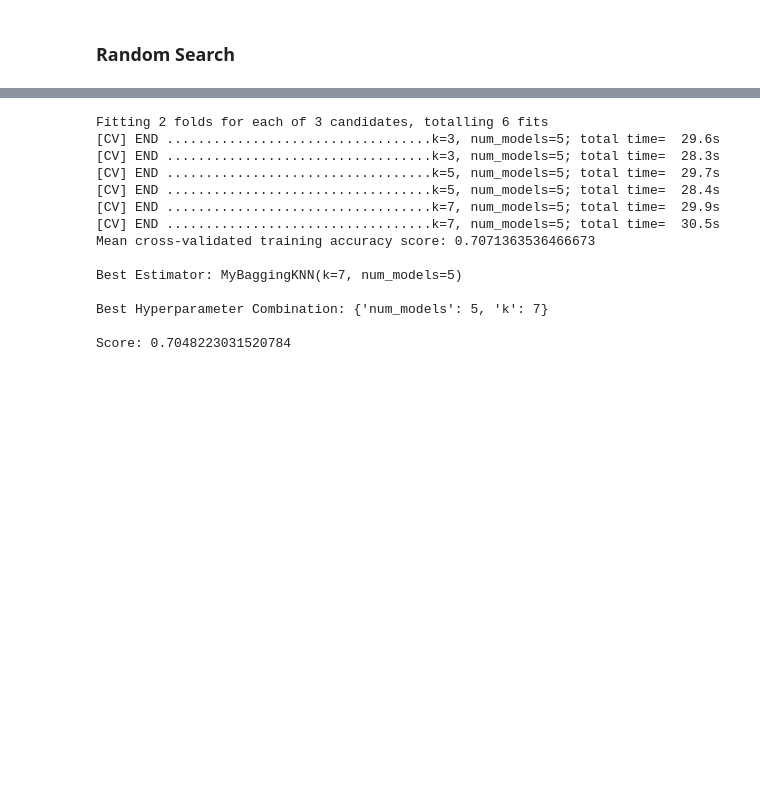
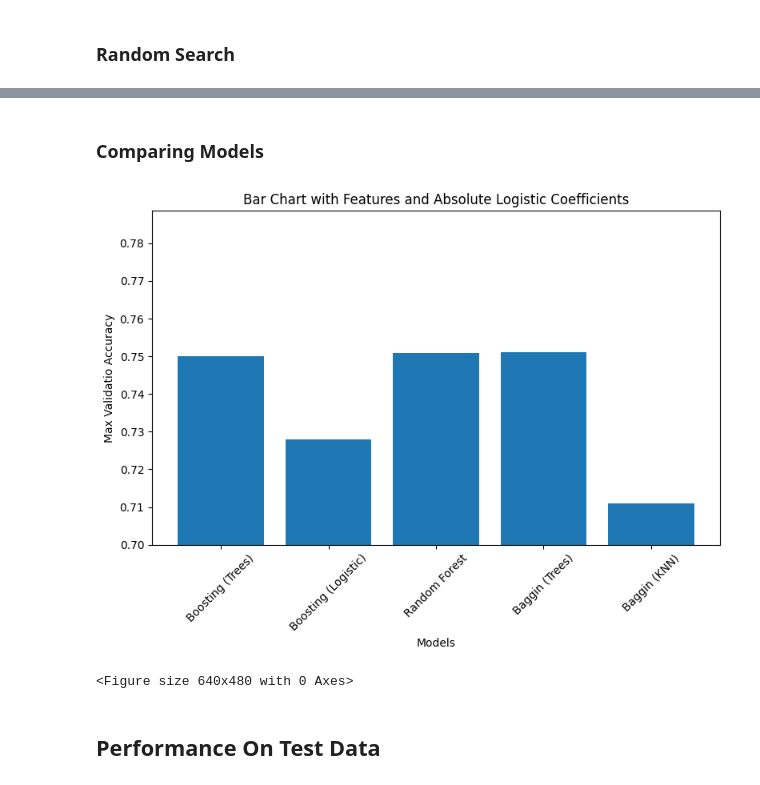
Before and after one commit to ahmedoy/SmokingData-Classification, a Jupyter notebook: Modeling.ipynb, the cells around one changed output, grey strips where cells are left out. Cells and saved outputs as stored; diff of their text form; code cells hidden in the pictures; blank space fills up the shorter version.

Commit message:
Used Normalized Data, and Compared Diff Models

```diff
--- a/Modeling.ipynb
+++ b/Modeling.ipynb
@@ -462,13 +545,15 @@ Score: 0.7429988697726987
 #Hyperparameter tuning using Random Search for Random Forest
 hyperparameters = {'num_trees': [10, 20, 50, 100, 200, 500],
                     'max_height':[3, 5, 10],
-                    'max_features': randint(1, 5)}
+                    'max_features': [1,2,3,4,5]}
 forest = MyRandomForest()
 rs = RandomizedSearchCV(forest, hyperparameters, cv=2, verbose=2, random_state=42)
 rs.fit(X_train, y_train)
 print(f"Mean cross-validated training accuracy score: {rs.best_score_}\n")
 print(f"Best Estimator: {rs.best_estimator_}\n")
 print(f"Best Hyperparameter Combination: {rs.best_params_}\n")
-print(f"Score: {rs.score(X_val, y_val)}\n")
+print(f"Validation Score: {rs.score(X_val, y_val)}\n")
+
+val_forest_rand = rs.score(X_val, y_val)
 # %% [output]
 Fitting 2 folds for each of 10 candidates, totalling 20 fits
@@ -491,6 +576,6 @@ Score: 0.7507220896646992
 # %%
-#Hyperparameter tuning using Random Search for bagging
-hyperparameters = {'num_trees': [10, 20, 50, 100, 200],
+#Hyperparameter tuning using Random Search for Random Forest
+hyperparameters = {'num_trees': [10, 20, 50, 100, 200, 500],
                     'max_height':[3, 5, 10]}
 bagging = MyBagging()
 rs = RandomizedSearchCV(bagging, hyperparameters, cv=2, verbose=2, random_state=42)
@@ -498,6 +583,9 @@ rs.fit(X_train, y_train)
 print(f"Mean cross-validated training accuracy score: {rs.best_score_}\n")
 print(f"Best Estimator: {rs.best_estimator_}\n")
 print(f"Best Hyperparameter Combination: {rs.best_params_}\n")
-print(f"Score: {rs.score(X_val, y_val)}\n")
+print(f"Validation Score: {rs.score(X_val, y_val)}\n")
+
+
+val_bagging_rand = rs.score(X_val, y_val)
 # %% [output]
 Fitting 2 folds for each of 10 candidates, totalling 20 fits
@@ -520,26 +608,31 @@ Score: 0.7513499937209595
-# %%
-#Hyperparameter tuning using Random Search for baggingKNN
-hyperparameters = {'num_models': [5],
-                    'k': [3,5,7]}
-baggingKNN = MyBaggingKNN()
-rs = RandomizedSearchCV(baggingKNN, hyperparameters, cv=2, verbose=2, random_state=42)
-rs.fit(X_train, y_train)
-print(f"Mean cross-validated training accuracy score: {rs.best_score_}\n")
-print(f"Best Estimator: {rs.best_estimator_}\n")
-print(f"Best Hyperparameter Combination: {rs.best_params_}\n")
-print(f"Score: {rs.score(X_val, y_val)}\n")
-# %% [output]
-Fitting 2 folds for each of 3 candidates, totalling 6 fits
-[CV] END ..................................k=3, num_models=5; total time=  29.6s
-[CV] END ..................................k=3, num_models=5; total time=  28.3s
-[CV] END ..................................k=5, num_models=5; total time=  29.7s
-[CV] END ..................................k=5, num_models=5; total time=  28.4s
-[CV] END ..................................k=7, num_models=5; total time=  29.9s
-[CV] END ..................................k=7, num_models=5; total time=  30.5s
-Mean cross-validated training accuracy score: 0.7071363536466673
-
-Best Estimator: MyBaggingKNN(k=7, num_models=5)
-
-Best Hyperparameter Combination: {'num_models': 5, 'k': 7}
-
-Score: 0.7048223031520784
+# %% [markdown]
+### **Comparing Models**
+# %%
+from matplotlib import pyplot as plt
+
+
+highest_boosting_tree = max(val_boost_tree_grid, val_boost_tree_rand)
+highest_boosting_logistic = max(val_boost_logistic_grid, val_boost_logistic_rand)
+highest_forest = max(val_forest_grid, val_forest_rand)
+highest_bagging = max(val_bagging_grid, val_bagging_rand)
+highest_bagging_knn = val_bagging_knn_grid
+
+
+model_names =  ["Boosting (Trees)", "Boosting (Logistic)", "Random Forest", "Baggin (Trees)", "Baggin (KNN)"]
+
+plt.figure(figsize=(8, 6))
+plt.bar(model_names, [highest_boosting_tree, highest_boosting_logistic, highest_forest, highest_bagging, highest_bagging_knn])
+plt.xlabel('Models')
+plt.ylabel('Max Validatio Accuracy')
+plt.title('Bar Chart with Features and Absolute Logistic Coefficients')
+plt.xticks(rotation=45)
+plt.ylim(0.7, plt.ylim()[1])
+plt.tight_layout()
+plt.show()
+plt.tight_layout()
+plt.show()
+# %% [output]
+[figure, added]
+<Figure size 640x480 with 0 Axes>
+# %% [markdown]
+## Performance On Test Data
```
Also changed, not shown: parts of 35 cells of this notebook.
